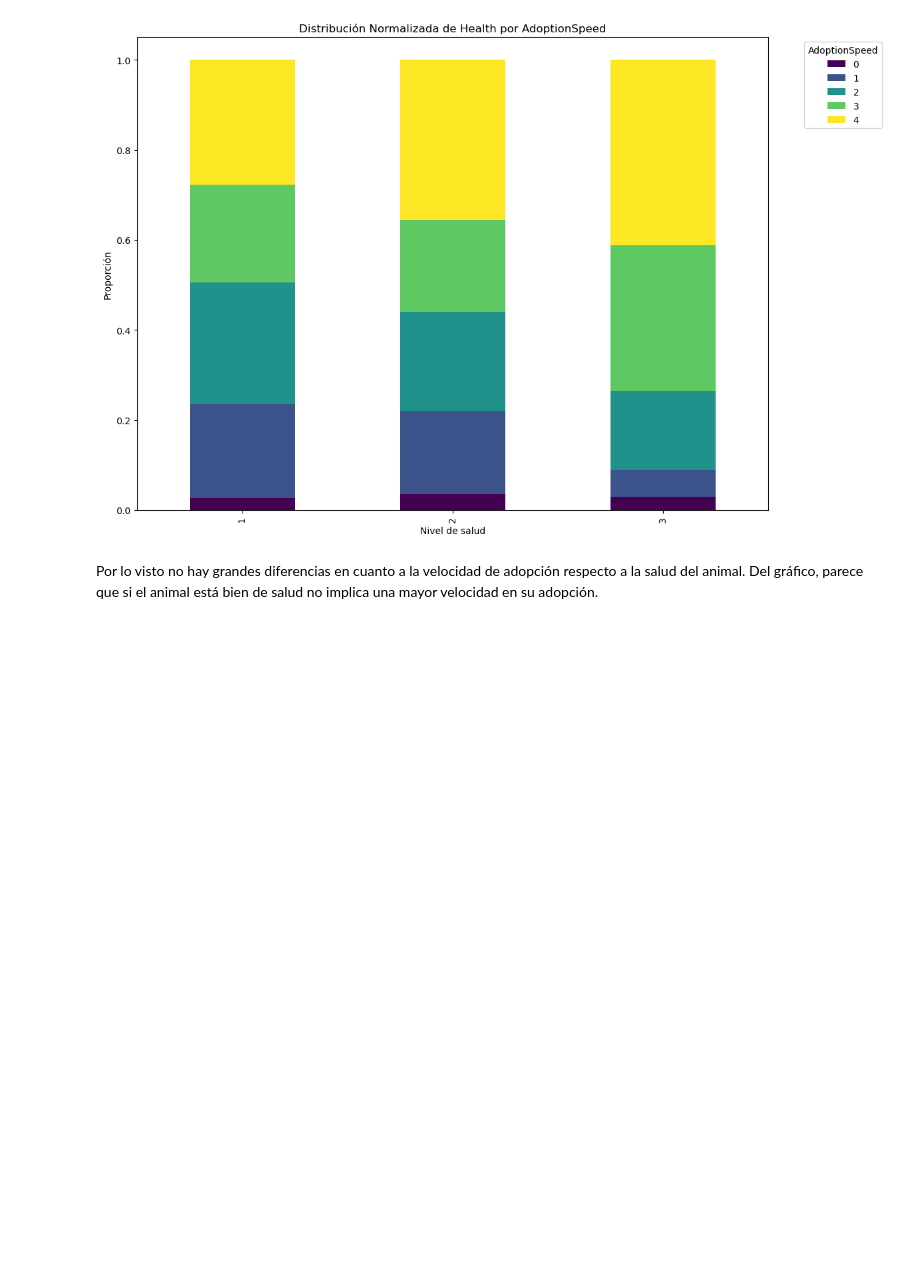
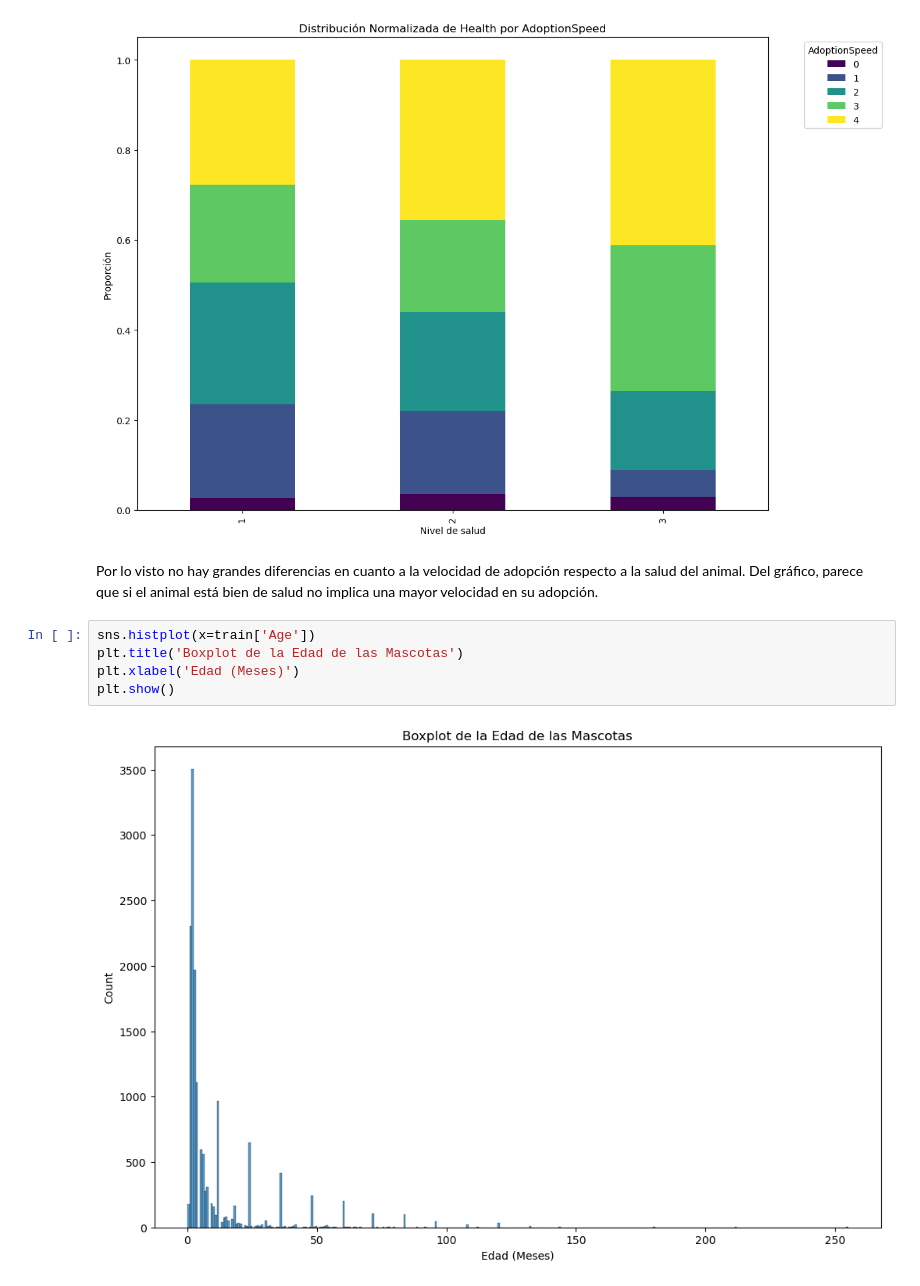
Before and after one commit to AraneoA/UA_MDM_Labo2, a Jupyter notebook: tutoriales/03_Petfinder_EDA_Seba.ipynb, the cells around one changed output. Saved outputs shown, nothing was run; the diff lists cells and outputs as text; blank space fills up the shorter version.

```diff
--- a/tutoriales/03_Petfinder_EDA_Seba.ipynb
+++ b/tutoriales/03_Petfinder_EDA_Seba.ipynb
@@ -349,3 +349,10 @@ plt.show()
 # %% [markdown]
 Por lo visto no hay grandes diferencias en cuanto a la velocidad de adopción respecto a la salud del animal.
 Del gráfico, parece que si el animal está bien de salud no implica una mayor velocidad en su adopción.
+# %%
+sns.histplot(x=train['Age'])
+plt.title('Boxplot de la Edad de las Mascotas')
+plt.xlabel('Edad (Meses)')
+plt.show()
+# %% [output]
+[figure, added]
```
Also changed, not shown: parts of 4 cells of this notebook, 1 other file.
